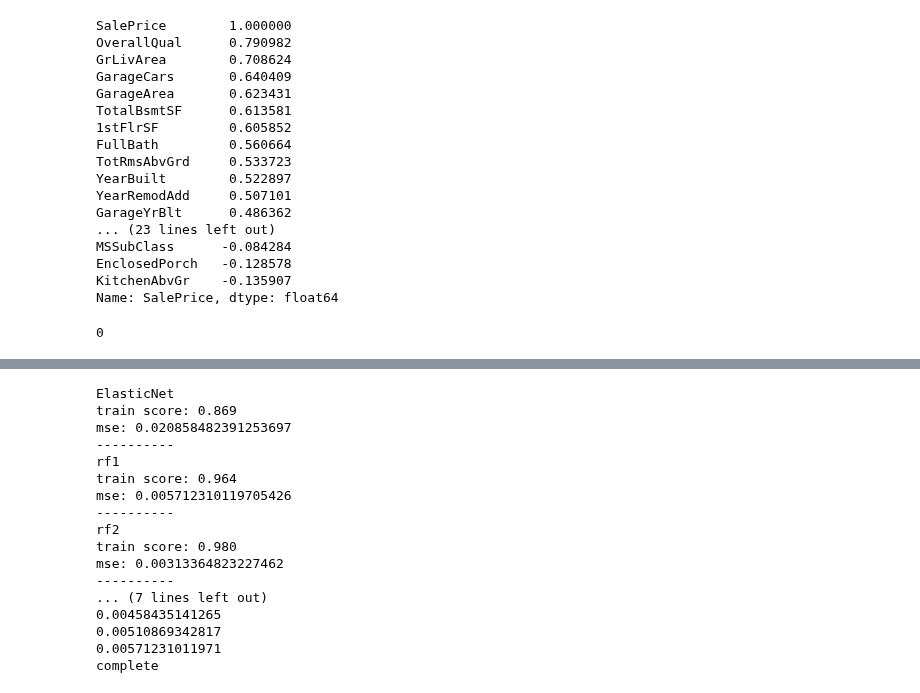
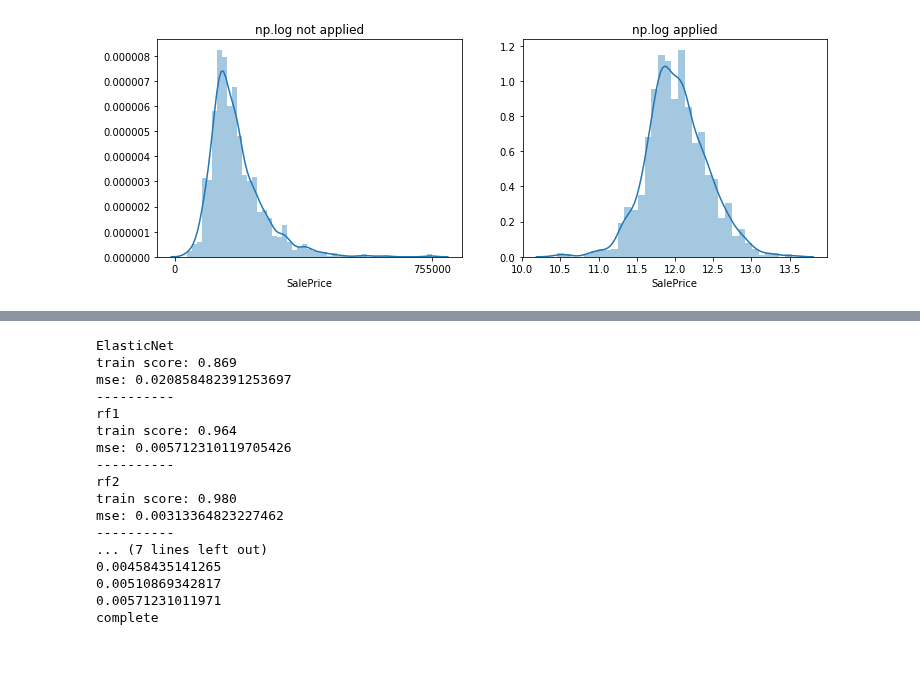
Before and after one commit to frhyme/frhyme.github.io, a Jupyter notebook: _posts/personal_ipynb/180601-kaggle-house-price.ipynb, the cells around one changed output, grey strips where cells are left out. Drawn from its saved outputs; the diff is of its cells as text; code cells hidden in the pictures; blank space fills up the shorter version.

```diff
--- a/_posts/personal_ipynb/180601-kaggle-house-price.ipynb
+++ b/_posts/personal_ipynb/180601-kaggle-house-price.ipynb
@@ -5,30 +5,27 @@ import matplotlib.pyplot as plt
 
 train_df = pd.read_csv("https://storage.googleapis.com/kaggle-competitions-data/kaggle/5407/train.csv?GoogleAccessId=web-data@kaggle-161607.iam.gserviceaccount.com&Expires=1528096567&Signature=kkMTTBCgUIArj3bzZf1b%2FVDzL8TmYoKQ%2Ft%2F1i50vu4vfICWTiytExYNVqyr%2BANBvD0m6LW7DuCf5z3UfxIzemblU6jm7JGJ7NHD3Px0mrlFJB7FGJjh0BAgZmtscB4sxIi%2BoQz5BxGwWBX7ZGGfzjY3cxwjCHr1wCh6ZdVyiOYsDtf5GjdViCGOSz8g8WQj%2B%2F11PnYUcIOGAZiFeZshTXv%2Fn5KapDCjeDQ67PCiGFK0eSfvtEfkmx23Ovcbdy9D9z%2FH0W2OKVnYr0xT6XO4S2m3HaA%2BW4tV8RvEHEq4NgPLFcdyUQR8Iepn9g78Bex46BjW%2BA8vyjcJaykf6W6Ne9g%3D%3D")
 test_df = pd.read_csv("https://storage.googleapis.com/kaggle-competitions-data/kaggle/5407/test.csv?GoogleAccessId=web-data@kaggle-161607.iam.gserviceaccount.com&Expires=1528096640&Signature=X6nHvyCS1XANFRoDPSGj3kEVJg2GA0poVeCYtk1POpPpXuGm3t%2BtqKhvjMlKrdqcJL4HA%2BCd9F0JOZCHDAPcD0VWi5wPMf288dxtU6%2BsoHuU9qY78wz84U%2B1zuESWJ%2FvhLklXx8%2B%2FCPADpk%2BEGPjHe3UMNzxruMiS7hYOZ%2ForydIr4PA78j9bXS83Vnq8dcwX1XVomcTjL4DRywAYRY39dK%2FwwZLaUvz5iERMH3DvDheLbc0O%2BG41caaq0ZLFFrob3SwATj751ubE1M1GaZ%2FF3fi8r0%2B5AA7gA6GN%2F4kABBW1qafCSlnrAz2ZWPUkceXFcsvwrqNJtc3PlxeSCTSsg%3D%3D")
-# %%
-"""
-corr이 높은 순으로 넣어보자.
-"""
-train_df.corr()['SalePrice'].sort_values(ascending=False)
-# %% [output]
-SalePrice        1.000000
-OverallQual      0.790982
-GrLivArea        0.708624
-GarageCars       0.640409
-GarageArea       0.623431
-TotalBsmtSF      0.613581
-1stFlrSF         0.605852
-FullBath         0.560664
-TotRmsAbvGrd     0.533723
-YearBuilt        0.522897
-YearRemodAdd     0.507101
-GarageYrBlt      0.486362
-... (23 lines left out)
-MSSubClass      -0.084284
-EnclosedPorch   -0.128578
-KitchenAbvGr    -0.135907
-Name: SalePrice, dtype: float64
-# %%
-train_df['OverallQual'].isnull().sum()
-# %% [output]
-0
+# %%
+import pandas as pd
+import sklearn
+import matplotlib.pyplot as plt
+import seaborn as sns
+from scipy.stats import skew
+
+all_cols = train_df.columns
+
+numeric_cols = train_df.corr()['SalePrice'].index
+non_numeric_cols = list(set(all_cols) - set(numeric_cols))
+
+f, axes = plt.subplots(1, 2, figsize=(12, 4))
+axes[0].set_title("np.log not applied")
+axes[0].set_xticks([0, max(train_df['SalePrice'])])
+sns.distplot(train_df['SalePrice'], ax=axes[0])
+axes[1].set_title("np.log applied")
+sns.distplot(np.log(train_df['SalePrice']), ax=axes[1])
+#plt.savefig
+plt.show()
+
+# for numeric cols
+# %% [output]
+[figure, added]
```
Also changed, not shown: parts of 4 cells of this notebook, 12 other files.
